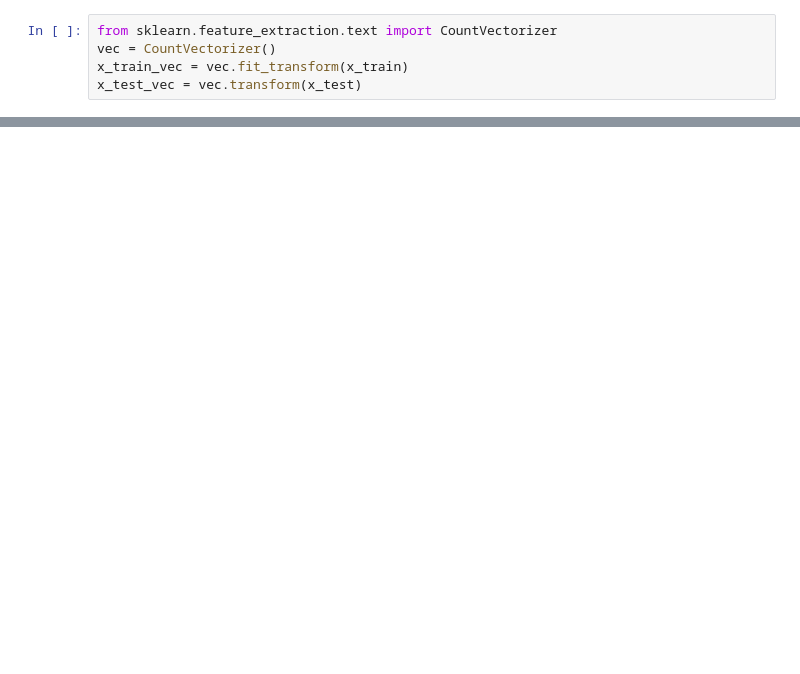
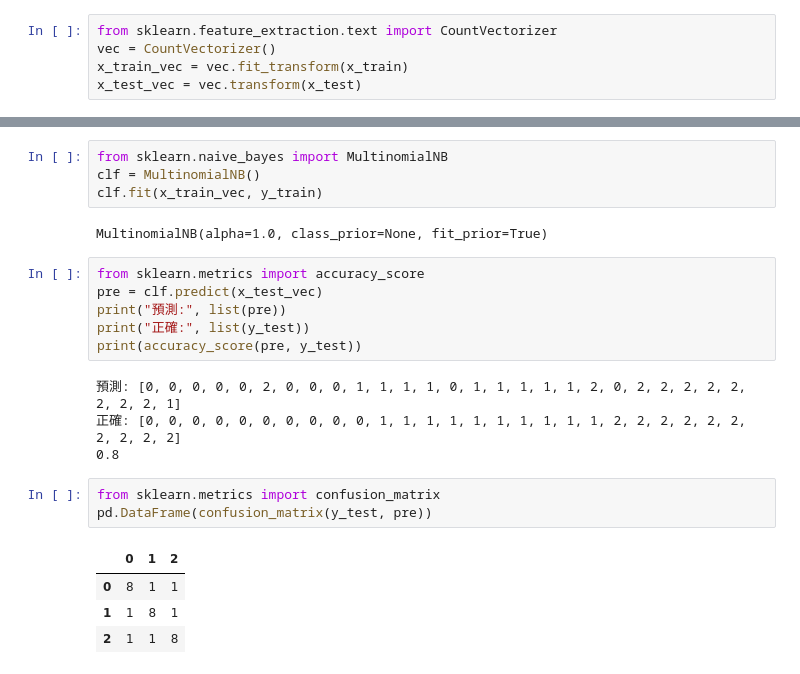
Before and after one commit to grand-coder/MLDB101, a Jupyter notebook: naive_bayes.ipynb, the cells around one changed output, grey strips where cells are left out. Saved outputs shown, nothing was run; the diff lists cells and outputs as text; blank space fills up the shorter version.

```diff
--- a/naive_bayes.ipynb
+++ b/naive_bayes.ipynb
@@ -151,0 +156,24 @@ reverse[30000]
+# %%
+from sklearn.naive_bayes import MultinomialNB
+clf = MultinomialNB()
+clf.fit(x_train_vec, y_train)
+# %% [output]
+MultinomialNB(alpha=1.0, class_prior=None, fit_prior=True)
+# %%
+from sklearn.metrics import accuracy_score
+pre = clf.predict(x_test_vec)
+print("預測:", list(pre))
+print("正確:", list(y_test))
+print(accuracy_score(pre, y_test))
+# %% [output]
+預測: [0, 0, 0, 0, 0, 2, 0, 0, 0, 1, 1, 1, 1, 0, 1, 1, 1, 1, 1, 2, 0, 2, 2, 2, 2, 2, 2, 2, 2, 1]
+正確: [0, 0, 0, 0, 0, 0, 0, 0, 0, 0, 1, 1, 1, 1, 1, 1, 1, 1, 1, 1, 2, 2, 2, 2, 2, 2, 2, 2, 2, 2]
+0.8
+# %%
+from sklearn.metrics import confusion_matrix
+pd.DataFrame(confusion_matrix(y_test, pre))
+# %% [output]
+|  | 0 | 1 | 2 |
+| 0 | 8 | 1 | 1 |
+| 1 | 1 | 8 | 1 |
+| 2 | 1 | 1 | 8 |
```
Also changed, not shown: parts of 8 cells of this notebook.
